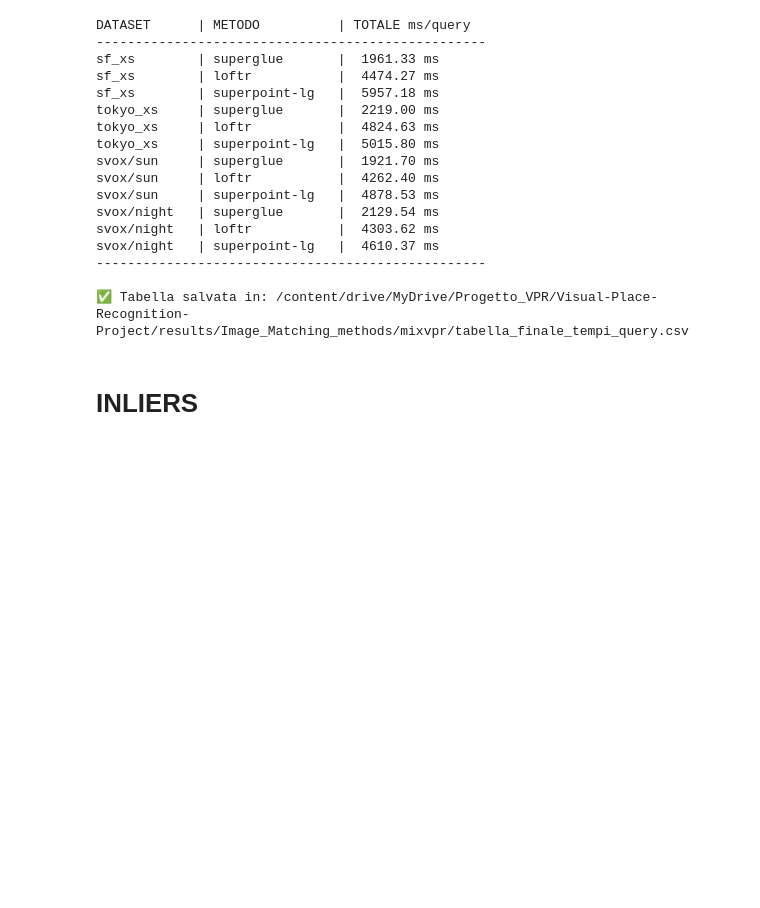
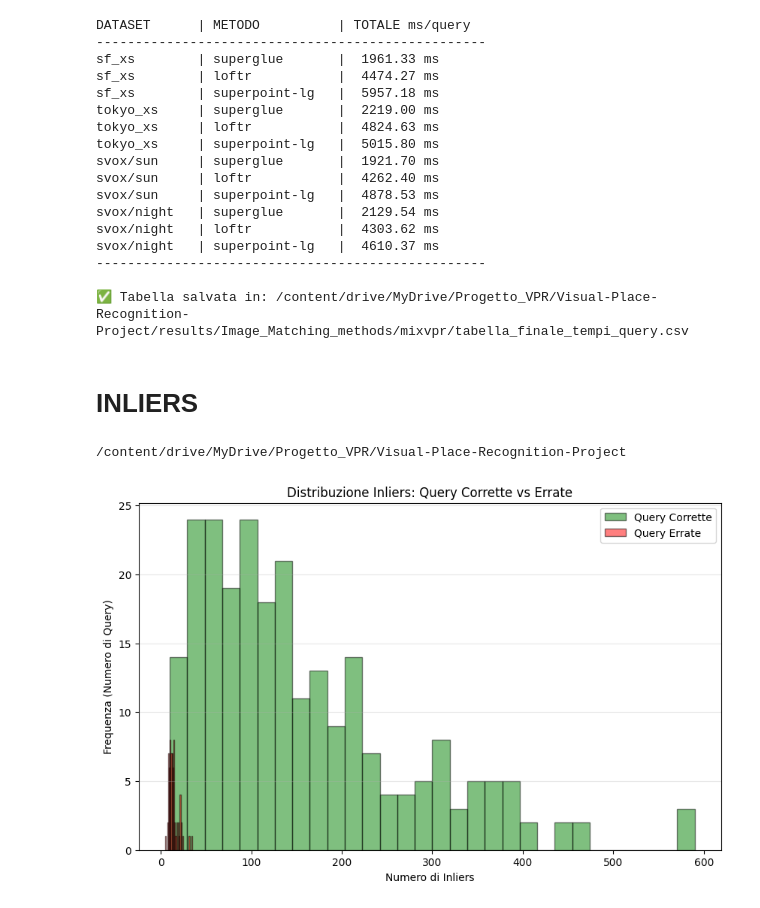
Before and after one commit to androsida/Visual-Place-Recognition-Project, a Jupyter notebook: start_your_project.ipynb, the cells around one changed output. Saved outputs shown, nothing was run; the diff lists cells and outputs as text; code cells hidden in the pictures; blank space fills up the shorter version.

Commit message:
soglia inliers

```diff
--- a/start_your_project.ipynb
+++ b/start_your_project.ipynb
@@ -344,9 +344,10 @@ from pathlib import Path
 import matplotlib.pyplot as plt
 from tqdm import tqdm
 
+%cd /content/drive/MyDrive/Progetto_VPR/Visual-Place-Recognition-Project/
 #Preparazione e Configurazione dei Percorsi
-preds_dir = '/content/drive/MyDrive/Progetto_VPR/Visual-Place-Recognition-Project/results/Image_Matching_methods/mixvpr/sf_xs/preds'
-inliers_dir = '/content/drive/MyDrive/Progetto_VPR/Visual-Place-Recognition-Project/results/Image_Matching_methods/mixvpr/sf_xs/preds_loftr'
+preds_dir = '/content/drive/MyDrive/Progetto_VPR/Visual-Place-Recognition-Project/results/Image_Matching_methods/mixvpr/tokyo_xs/preds'
+inliers_dir = '/content/drive/MyDrive/Progetto_VPR/Visual-Place-Recognition-Project/results/Image_Matching_methods/mixvpr/tokyo_xs/preds_loftr'
 
 correct_inliers = []
 wrong_inliers = []
@@ -372,30 +373,33 @@ for torch_path in tqdm(torch_files, desc="Analisi query"):
         content = f.read().splitlines()
 
         # Trova la prima predizione e la lista dei positivi
         try:
             # La prima predizione è solitamente la prima riga dopo "Predictions paths:"
             first_pred = content[content.index("Predictions paths:") + 1].strip()
             # I positivi sono le righe dopo "Positives paths:"
             positives = [line.strip() for line in content[content.index("Positives paths:") + 1:] if line.strip()]
 
             if first_pred in positives:
                 is_correct = True
         except (ValueError, IndexError):
             continue
 
     # 3. Smista i dati
     if is_correct:
         correct_inliers.append(n_inliers)
     else:
         wrong_inliers.append(n_inliers)
 
 # --- 3. GENERAZIONE ISTOGRAMMI
 plt.figure(figsize=(10, 6))
 plt.hist(correct_inliers, bins=30, alpha=0.5, label='Query Corrette', color='g', edgecolor='black')
 plt.hist(wrong_inliers, bins=30, alpha=0.5, label='Query Errate', color='r', edgecolor='black')
 plt.title('Distribuzione Inliers: Query Corrette vs Errate')
 plt.xlabel('Numero di Inliers')
 plt.ylabel('Frequenza (Numero di Query)')
 plt.legend()
 plt.grid(axis='y', alpha=0.3)
 plt.show()
+# %% [output]
+/content/drive/MyDrive/Progetto_VPR/Visual-Place-Recognition-Project
+[figure, added]
```
Also changed, not shown: parts of 1 cell of this notebook.
